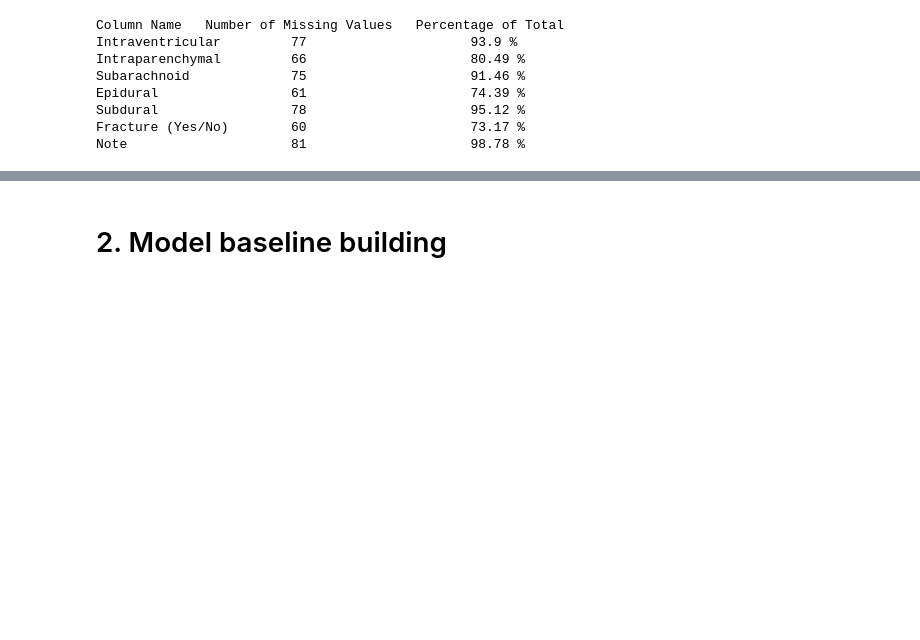
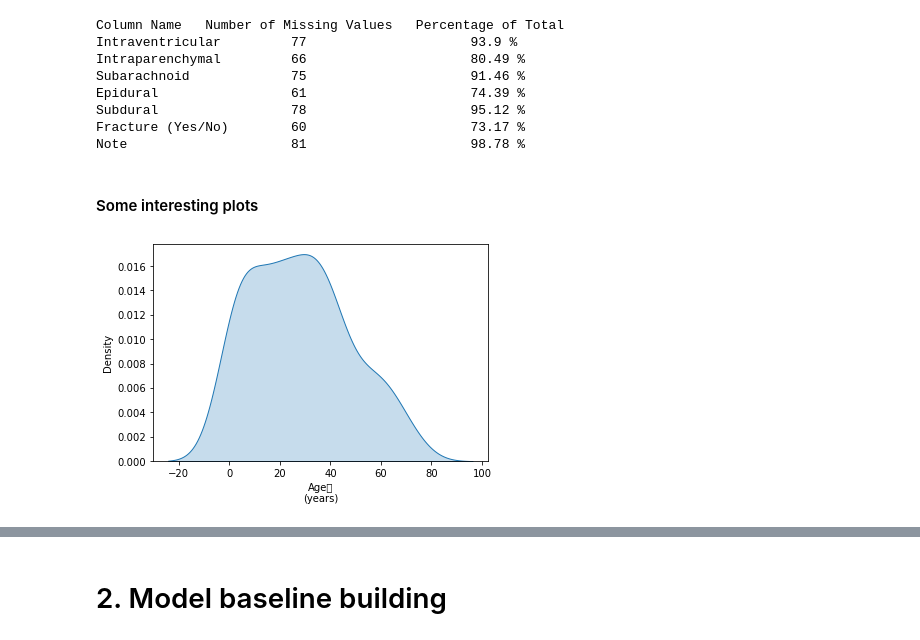
Before and after one commit to DanOren/ITC_Final_project, a Jupyter notebook: EDA.ipynb, the cells around one changed output, grey strips where cells are left out. Cells and saved outputs as stored; diff of their text form; code cells hidden in the pictures; blank space fills up the shorter version.

```diff
--- a/EDA.ipynb
+++ b/EDA.ipynb
@@ -198,3 +244,9 @@ Epidural                 61                     74.39 %
 Subdural                 78                     95.12 %
 Fracture (Yes/No)        60                     73.17 %
 Note                     81                     98.78 %
+# %% [markdown]
+#### Some interesting plots
+# %%
+sns.kdeplot(data=df_patient, x="Age\r\n(years)", shade=True);
+# %% [output]
+[figure, added]
```
Also changed, not shown: parts of 34 cells of this notebook.
